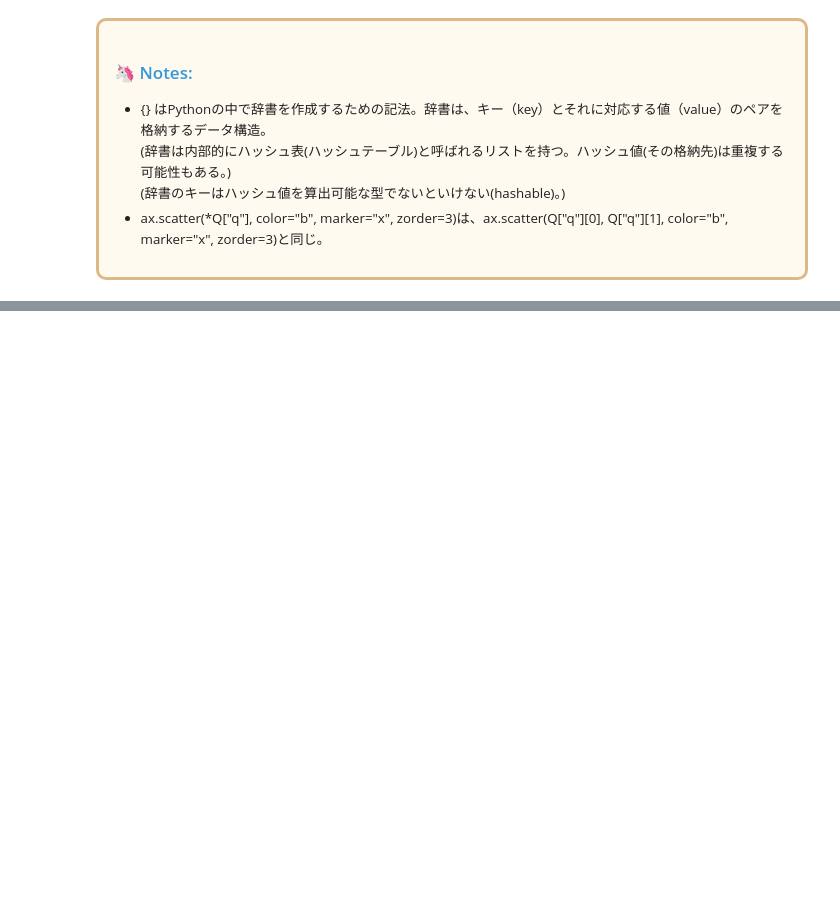
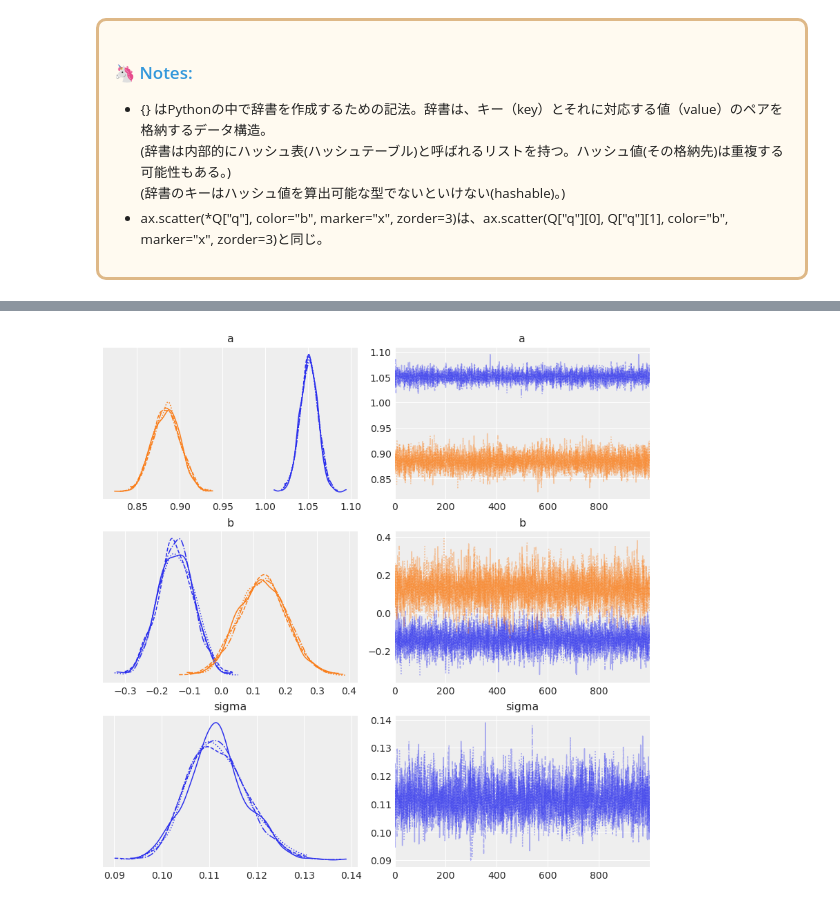
Before and after one commit to styuk/Bayes-Python, a Jupyter notebook: chapter9/chapter9.ipynb, the cells around one changed output, grey strips where cells are left out. Drawn from its saved outputs; the diff is of its cells as text; code cells hidden in the pictures; blank space fills up the shorter version.

```diff
--- a/chapter9/chapter9.ipynb
+++ b/chapter9/chapter9.ipynb
@@ -272,0 +322,4 @@ for L, ax in zip([11, 28], axs):
+# %%
+az.plot_trace(m_8_3_trace, figsize=[8, 8]);
+# %% [output]
+[figure, added]
```
Also changed, not shown: parts of 17 cells of this notebook.
